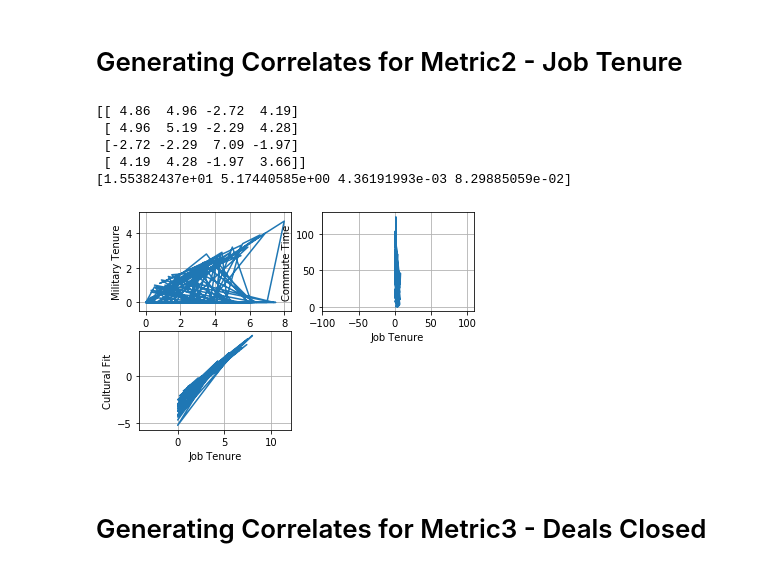
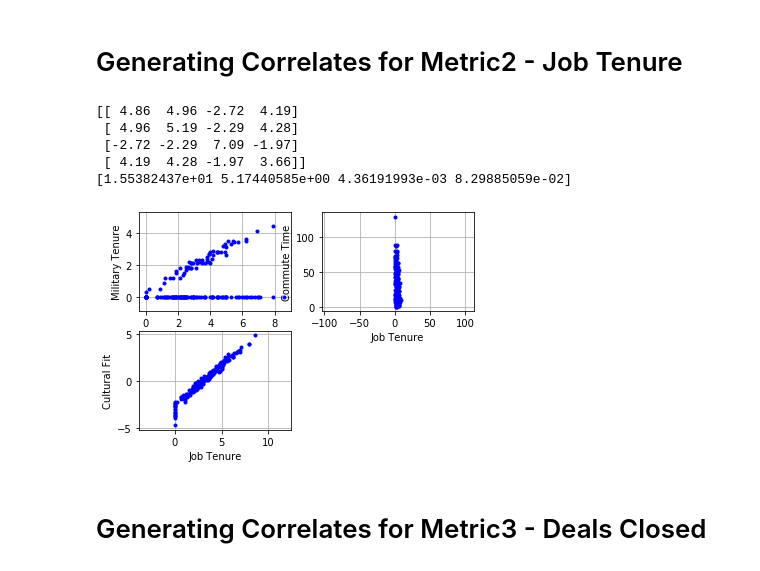
Before and after one commit to jonah-wu/module1-jobDisc, a Jupyter notebook: Employees_M1/genDataset-black-male.ipynb, the cells around one changed output. Drawn from its saved outputs; the diff is of its cells as text; code cells hidden in the pictures.

```diff
--- a/Employees_M1/genDataset-black-male.ipynb
+++ b/Employees_M1/genDataset-black-male.ipynb
@@ -548,37 +548,37 @@ employeeData["Job Tenure"] = jobTenure
 # skewed_culturalFit = [culturalFit[x] if culturalFit[x] < 0 else culturalFit[x] - .50 for x in range(len(culturalFit))]
 employeeData["Cultural Fit"] = culturalFit
 
 
 subplot(2, 2, 1)
-plot(jobTenure, militaryTenure)
+plot(jobTenure, militaryTenure, "b.")
 xlabel('Job Tenure')
 ylabel('Military Tenure')
 axis('equal')
 grid(True)
 
 
 subplot(2, 2, 2)
-plot(jobTenure, commuteTime)
+plot(jobTenure, commuteTime, "b.")
 xlabel('Job Tenure')
 ylabel('Commute Time')
 axis('equal')
 grid(True)
 
 subplot(2, 2, 3)
-plot(jobTenure, culturalFit)
+plot(jobTenure, culturalFit, "b.")
 xlabel('Job Tenure')
 ylabel('Cultural Fit')
 axis('equal')
 grid(True)
 
 show()
 # %% [output]
 [[ 4.86  4.96 -2.72  4.19]
  [ 4.96  5.19 -2.29  4.28]
  [-2.72 -2.29  7.09 -1.97]
  [ 4.19  4.28 -1.97  3.66]]
 [1.55382437e+01 5.17440585e+00 4.36191993e-03 8.29885059e-02]
-[figure, old version]
+[figure, new version]
 # %% [markdown]
 # Generating Correlates for Metric3 - Deals Closed
 # %%
```
Also changed, not shown: parts of 4 cells of this notebook, 9 other files.
